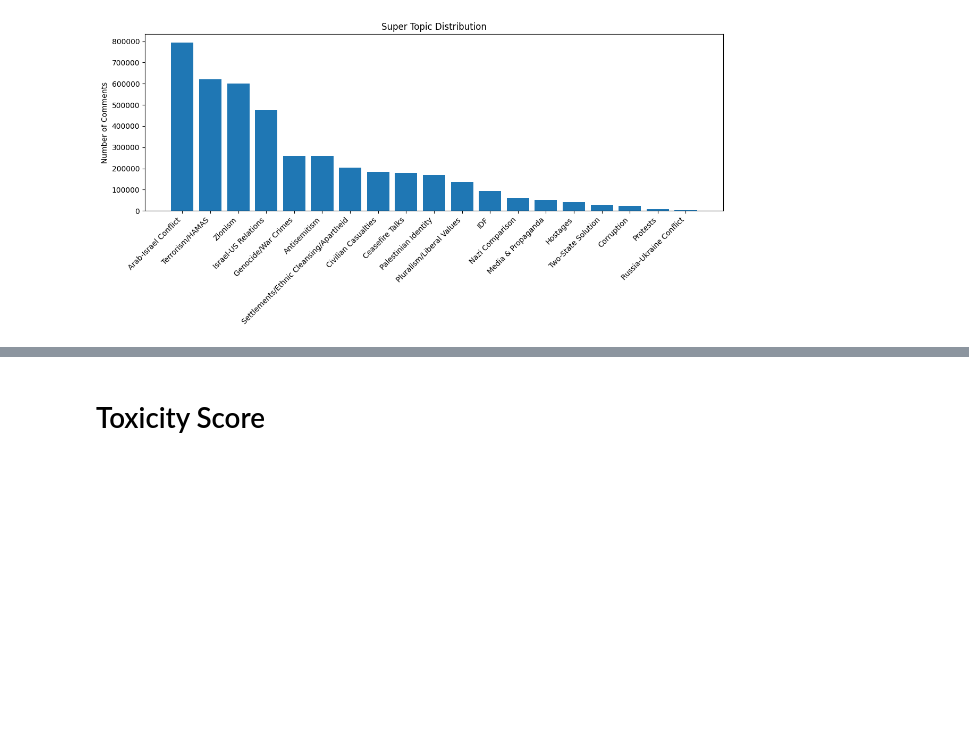
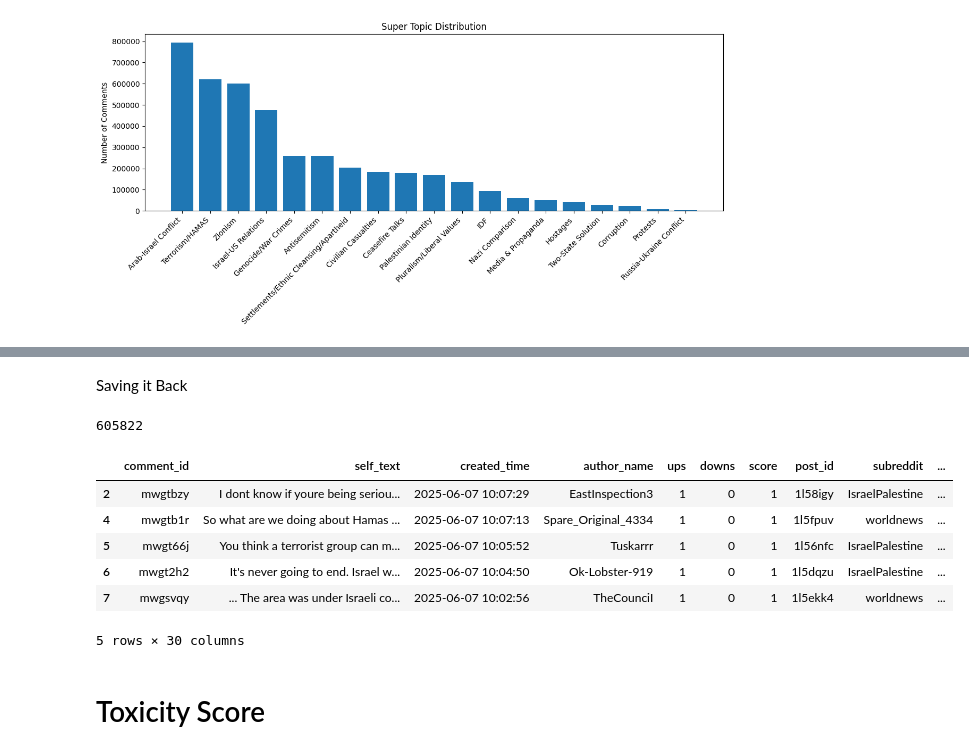
Before and after one commit to shaharoded/Israel-Palestine-War-Reddit-Analysis, a Jupyter notebook: NLPFeatureExtraction.ipynb, the cells around one changed output, grey strips where cells are left out. Saved outputs shown, nothing was run; the diff lists cells and outputs as text; code cells hidden in the pictures; blank space fills up the shorter version.

```diff
--- a/NLPFeatureExtraction.ipynb
+++ b/NLPFeatureExtraction.ipynb
@@ -557,0 +561,11 @@ plt.show()
+# %%
+drive.mount('/content/drive')
+
+# File ID extracted from the URL
+OUTPUT_PATH = "/content/drive/MyDrive/classified_comment_stance_with_features.csv"
+
+# Load dataset as pd.DataFrame
+tweets_df = pd.read_csv(OUTPUT_PATH)
+print("Dataset Size", len(tweets_df))
+print("Dataset Columns", tweets_df.columns)
+tweets_df.head()
@@ -557,0 +590,6 @@ plt.show()
+# %%
+def parse_similarity_string(s):
+    if isinstance(s, float) and pd.isna(s):
+        return []
+    # Extract all floats using regex
+    return [float(x) for x in re.findall(r"\d*\.\d+|\d+", s)]
@@ -558,3 +642,22 @@ plt.show()
+# %% [markdown]
+Saving it Back
+# %%
+tweets_df_filtered = tweets_df[tweets_df['selected_topics'].map(len) > 0].copy()
+
+# Save the DataFrame
+tweets_df_filtered.to_csv(OUTPUT_PATH, index=False)
+
+print(len(tweets_df_filtered))
+tweets_df_filtered.head()
+# %% [output]
+605822
+|  | comment_id | self_text | created_time | author_name | ups | downs | score | post_id | subreddit | ... |
+| 2 | mwgtbzy | I dont know if youre being seriou... | 2025-06-07 10:07:29 | EastInspection3 | 1 | 0 | 1 | 1l58igy | IsraelPalestine | ... |
+| 4 | mwgtb1r | So what are we doing about Hamas ... | 2025-06-07 10:07:13 | Spare_Original_4334 | 1 | 0 | 1 | 1l5fpuv | worldnews | ... |
+| 5 | mwgt66j | You think a terrorist group can m... | 2025-06-07 10:05:52 | Tuskarrr | 1 | 0 | 1 | 1l56nfc | IsraelPalestine | ... |
+| 6 | mwgt2h2 | It's never going to end. Israel w... | 2025-06-07 10:04:50 | Ok-Lobster-919 | 1 | 0 | 1 | 1l5dqzu | IsraelPalestine | ... |
+| 7 | mwgsvqy | ... The area was under Israeli co... | 2025-06-07 10:02:56 | TheCounciI | 1 | 0 | 1 | 1l5ekk4 | worldnews | ... |
+5 rows × 30 columns
 # %% [markdown]
 # Toxicity Score
 # %%
```
Also changed, not shown: parts of 6 cells of this notebook.
